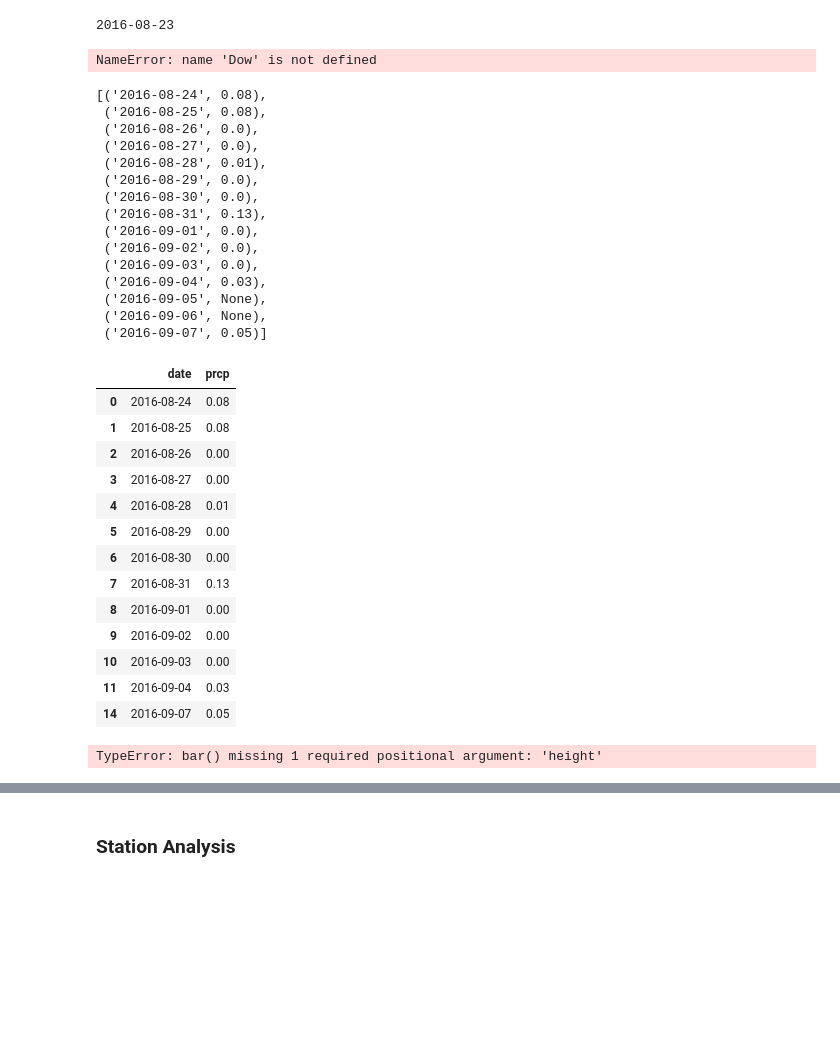
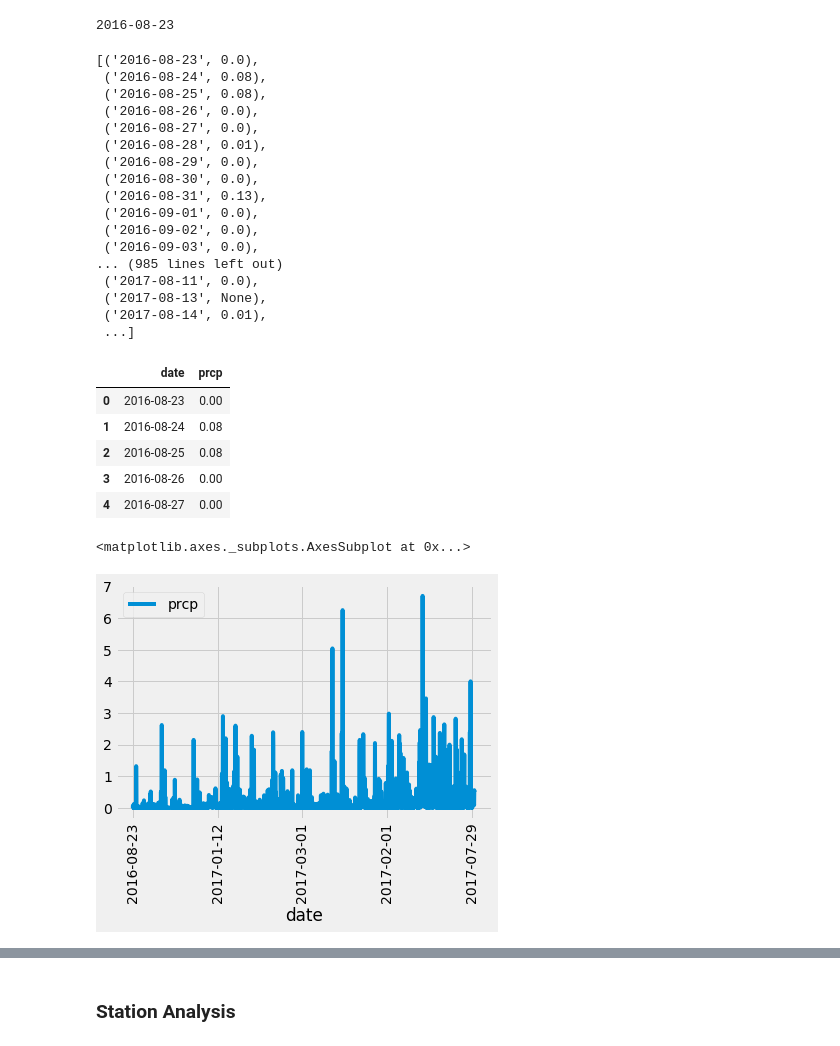
Before and after one commit to carolinelarry/sqlalchemy_challenge, a Jupyter notebook: sqlalchemy_challenge.ipynb, the cells around one changed output, grey strips where cells are left out. Cells and saved outputs as stored; diff of their text form; code cells hidden in the pictures; blank space fills up the shorter version.

```diff
--- a/sqlalchemy_challenge.ipynb
+++ b/sqlalchemy_challenge.ipynb
@@ -102,17 +94,16 @@ print(last_year_precip)
 # %%
 # Query for all dates matching the
 # following date string in the format `%d`
-date_str = "14"
-session.query(Dow.date).\
-    filter(func.strftime("%d", Dow.date) == date_str).all()
+#date_str = "14"
+#session.query(Dow.date).\
+#    filter(func.strftime("%d", Dow.date) == date_str).all()
-# %% [output]
-NameError: name 'Dow' is not defined
 # %%
 #Getting precipitation for given months
-year_precip = session.query(Measurement.date, Measurement.prcp).filter(Measurement.date < '2017-08-23').filter(Measurement.date > '2016-08-23').limit(15).all()
+year_precip = session.query(Measurement.date, Measurement.prcp).filter(Measurement.date < '2017-08-23').filter(Measurement.date >= '2016-08-23').all()
 year_precip
 # %% [output]
-[('2016-08-24', 0.08),
+[('2016-08-23', 0.0),
+ ('2016-08-24', 0.08),
  ('2016-08-25', 0.08),
  ('2016-08-26', 0.0),
  ('2016-08-27', 0.0),
@@ -123,26 +114,19 @@ year_precip
  ('2016-09-01', 0.0),
  ('2016-09-02', 0.0),
  ('2016-09-03', 0.0),
- ('2016-09-04', 0.03),
- ('2016-09-05', None),
- ('2016-09-06', None),
- ('2016-09-07', 0.05)]
+... (985 lines left out)
+ ('2017-08-11', 0.0),
+ ('2017-08-13', None),
+ ('2017-08-14', 0.01),
+ ...]
 # %%
 new_df = pd.DataFrame(year_precip)
 new_df = new_df.dropna()
-new_df
+new_df.head()
 # %% [output]
 |  | date | prcp |
-| 0 | 2016-08-24 | 0.08 |
-| 1 | 2016-08-25 | 0.08 |
-| 2 | 2016-08-26 | 0.00 |
-| 3 | 2016-08-27 | 0.00 |
-| 4 | 2016-08-28 | 0.01 |
-| 5 | 2016-08-29 | 0.00 |
-| 6 | 2016-08-30 | 0.00 |
-| 7 | 2016-08-31 | 0.13 |
-| 8 | 2016-09-01 | 0.00 |
-| 9 | 2016-09-02 | 0.00 |
-| 10 | 2016-09-03 | 0.00 |
-| 11 | 2016-09-04 | 0.03 |
-| 14 | 2016-09-07 | 0.05 |
+| 0 | 2016-08-23 | 0.00 |
+| 1 | 2016-08-24 | 0.08 |
+| 2 | 2016-08-25 | 0.08 |
+| 3 | 2016-08-26 | 0.00 |
+| 4 | 2016-08-27 | 0.00 |
@@ -156,5 +142,9 @@ new_df
 # %%
 #05: Matplotlib, 02, 02
-#plt.bar(new_df)
+prcp_graph = new_df.plot(x= 'date', rot = 90)
+
+#plt.xticks(tick_locations, new_df["date"], rotation="vertical")
+prcp_graph
 # %% [output]
-TypeError: bar() missing 1 required positional argument: 'height'
+<matplotlib.axes._subplots.AxesSubplot at 0x...>
+[figure, added]
```
Also changed, not shown: parts of 20 cells of this notebook.
